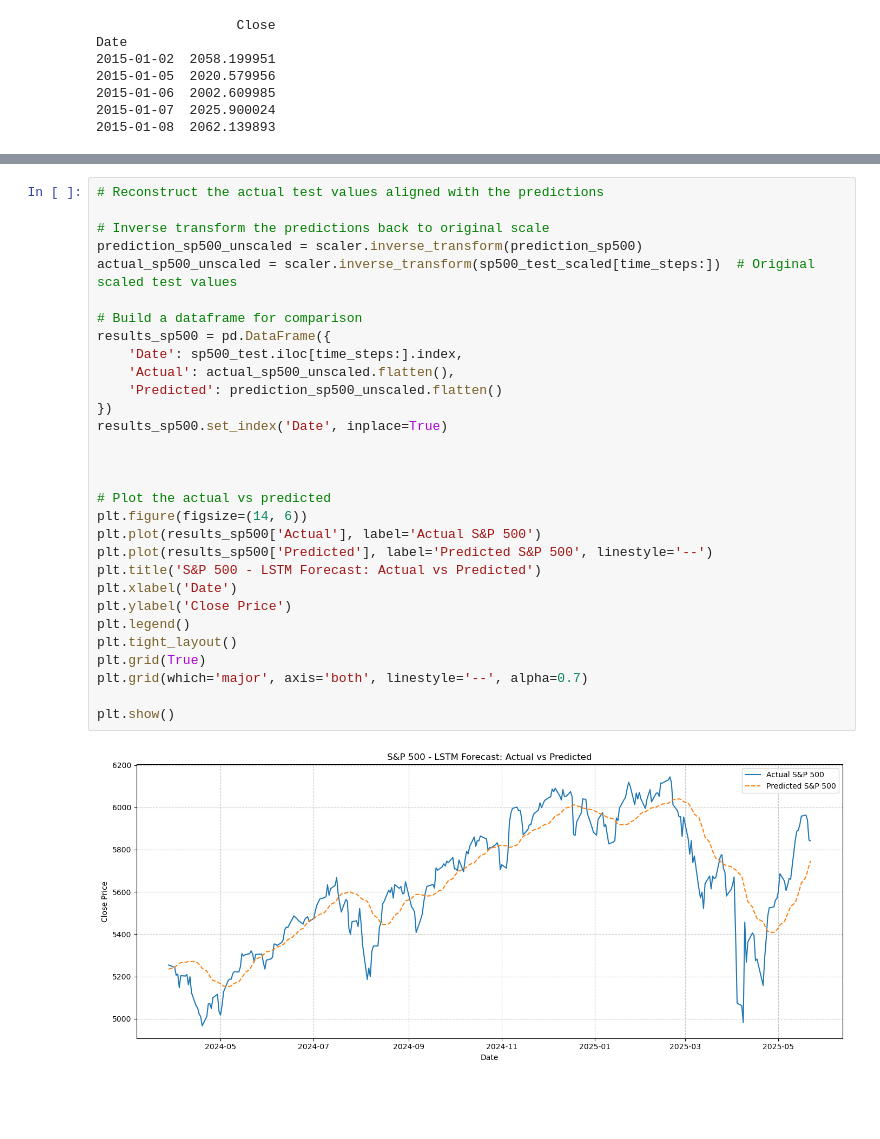
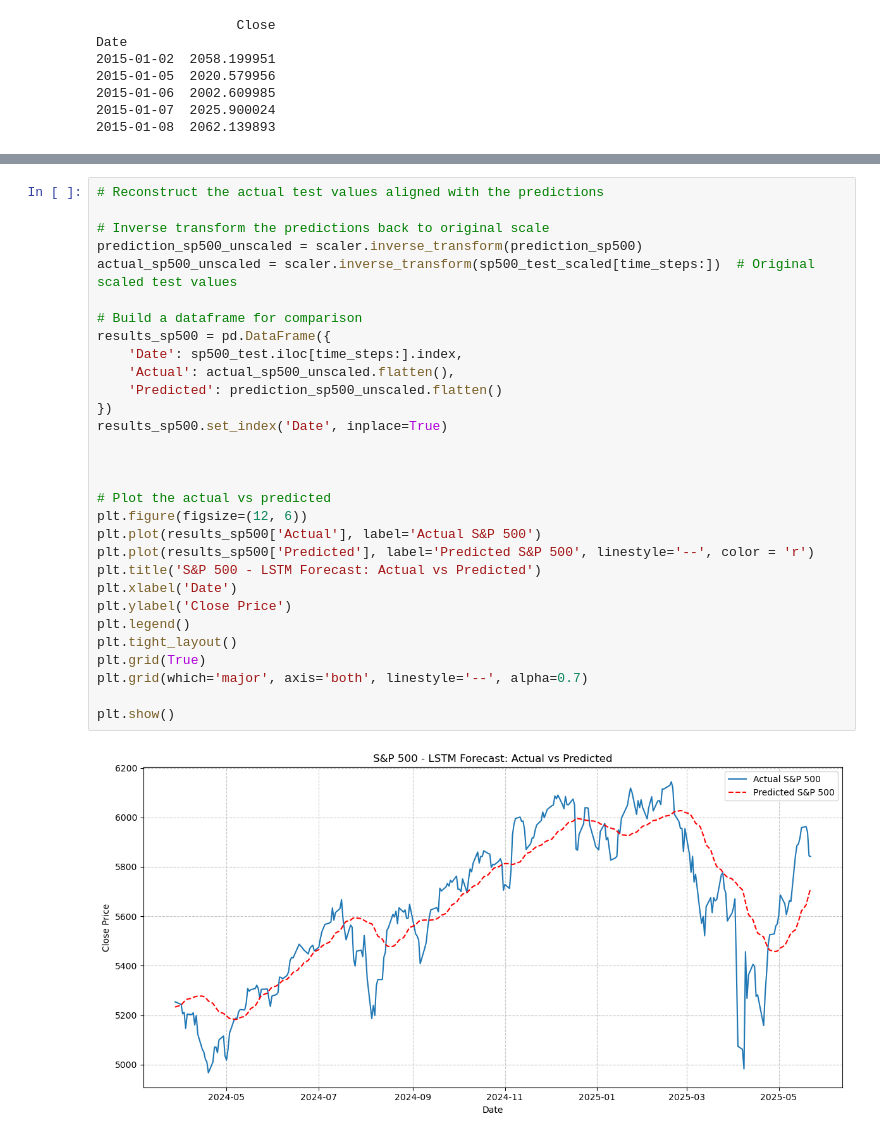
Before and after one commit to pe5kataa/LSTM---ARIMA---Prophet, a Jupyter notebook: 2.2_LSTM.ipynb, the cells around one changed output, grey strips where cells are left out. Saved outputs shown, nothing was run; the diff lists cells and outputs as text; blank space fills up the shorter version.

Commit message:
minor plot changes

```diff
--- a/2.2_LSTM.ipynb
+++ b/2.2_LSTM.ipynb
@@ -120,35 +120,35 @@ plt.show()
 # %%
 # Reconstruct the actual test values aligned with the predictions
 
 # Inverse transform the predictions back to original scale
 prediction_sp500_unscaled = scaler.inverse_transform(prediction_sp500)
 actual_sp500_unscaled = scaler.inverse_transform(sp500_test_scaled[time_steps:])  # Original scaled test values
 
 # Build a dataframe for comparison
 results_sp500 = pd.DataFrame({
     'Date': sp500_test.iloc[time_steps:].index,
     'Actual': actual_sp500_unscaled.flatten(),
     'Predicted': prediction_sp500_unscaled.flatten()
 })
 results_sp500.set_index('Date', inplace=True)
 
 
 
 # Plot the actual vs predicted
-plt.figure(figsize=(14, 6))
+plt.figure(figsize=(12, 6))
 plt.plot(results_sp500['Actual'], label='Actual S&P 500')
-plt.plot(results_sp500['Predicted'], label='Predicted S&P 500', linestyle='--')
+plt.plot(results_sp500['Predicted'], label='Predicted S&P 500', linestyle='--', color = 'r')
 plt.title('S&P 500 - LSTM Forecast: Actual vs Predicted')
 plt.xlabel('Date')
 plt.ylabel('Close Price')
 plt.legend()
 plt.tight_layout()
 plt.grid(True)
 plt.grid(which='major', axis='both', linestyle='--', alpha=0.7)
 
 plt.show()
 # %% [output]
-[figure, old version]
+[figure, new version]
 # %%
 rmse_sp500 = mean_squared_error(results_sp500['Actual'], results_sp500['Predicted'])
 mae_sp500 = mean_absolute_error(results_sp500['Actual'], results_sp500['Predicted'])
```
Also changed, not shown: parts of 6 cells of this notebook, 2 other files.
